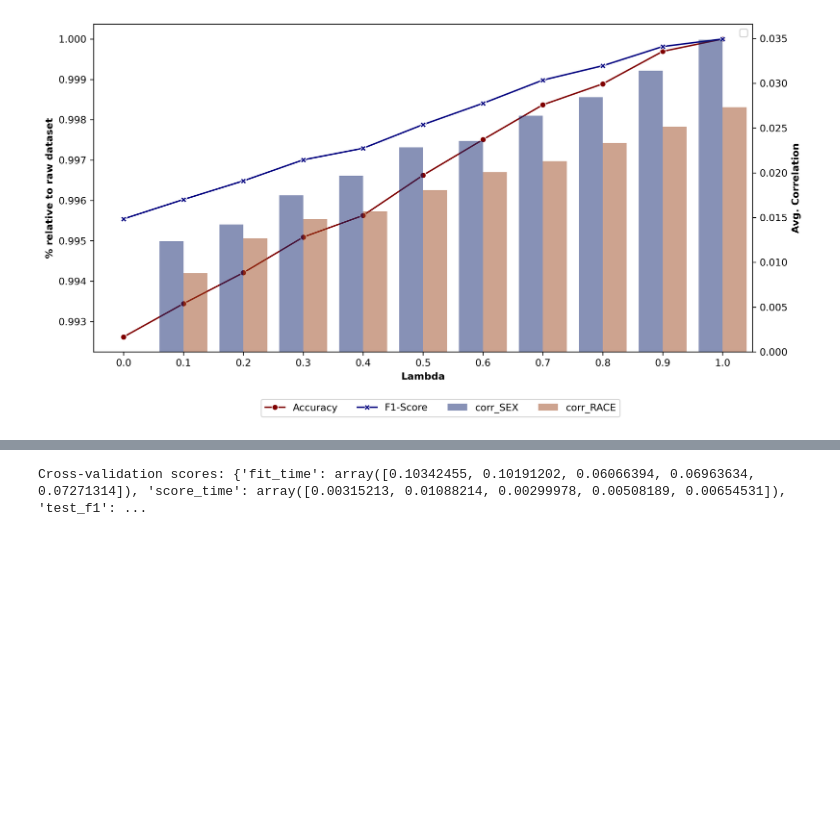
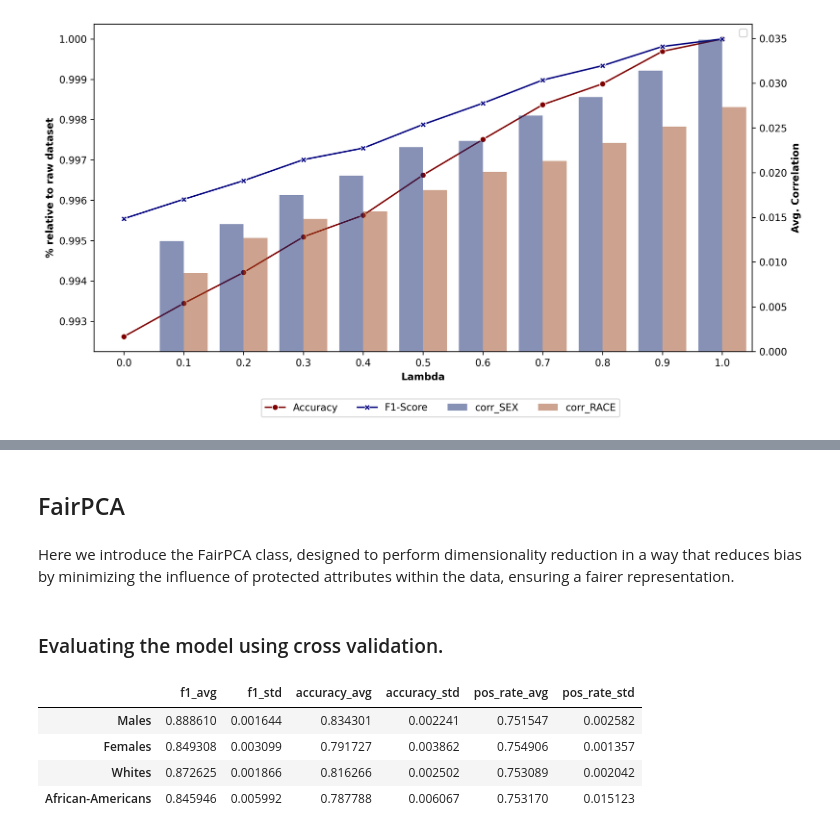
Before and after one commit to veronhoxha/debiasing-data-and-fairer-models, a Jupyter notebook: afae24-assignment-02-template.ipynb, the cells around one changed output, grey strips where cells are left out. Drawn from its saved outputs; the diff is of its cells as text; code cells hidden in the pictures; blank space fills up the shorter version.

Commit message:
small update in FairPCA

```diff
--- a/afae24-assignment-02-template.ipynb
+++ b/afae24-assignment-02-template.ipynb
@@ -374,3 +372,7 @@ fig.legend(ncol=4, bbox_to_anchor=(0.75, 0.01));
+# %% [markdown]
+## FairPCA
+# %% [markdown]
+Here we introduce the FairPCA class, designed to perform dimensionality reduction in a way that reduces bias by minimizing the influence of protected attributes within the data, ensuring a fairer representation.
 # %%
 class FairPCA:
     def __init__(self, Xs, p_idxs, n_components):
@@ -393,8 +395,14 @@ class FairPCA:
 fair_pca = FairPCA(Xs_train, [54, 55], 30)
 Xs_train_debiased_PCA = fair_pca.project(Xs_train)
 Xs_test_debiased_PCA = fair_pca.project(Xs_test)
-# %%
-model = LogisticRegression(penalty='l2', max_iter=1000)
-print('Cross-validation scores:', cross_validate(model, Xs_train_debiased_PCA, y_train, groups=group_train, cv=5, scoring=["f1", "accuracy"]))
-# %% [output]
-Cross-validation scores: {'fit_time': array([0.10342455, 0.10191202, 0.06066394, 0.06963634, 0.07271314]), 'score_time': array([0.00315213, 0.01088214, 0.00299978, 0.00508189, 0.00654531]), 'test_f1': ...
+# %% [markdown]
+### Evaluating the model using cross validation.
+# %%
+results = evaluate_model(model, Xs_train_debiased_PCA, y_train, groups = group_dict["train"], cv = 5, random_state = seed)
+results
+# %% [output]
+|  | f1_avg | f1_std | accuracy_avg | accuracy_std | pos_rate_avg | pos_rate_std |
+| Males | 0.888610 | 0.001644 | 0.834301 | 0.002241 | 0.751547 | 0.002582 |
+| Females | 0.849308 | 0.003099 | 0.791727 | 0.003862 | 0.754906 | 0.001357 |
+| Whites | 0.872625 | 0.001866 | 0.816266 | 0.002502 | 0.753089 | 0.002042 |
+| African-Americans | 0.845946 | 0.005992 | 0.787788 | 0.006067 | 0.753170 | 0.015123 |
```
Also changed, not shown: parts of 1 cell of this notebook.
